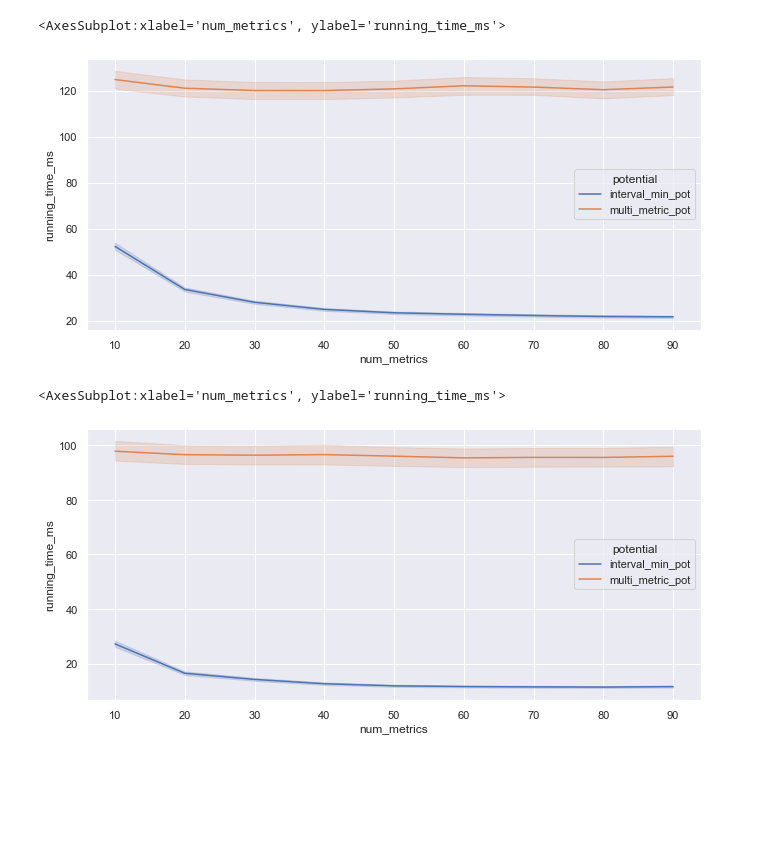
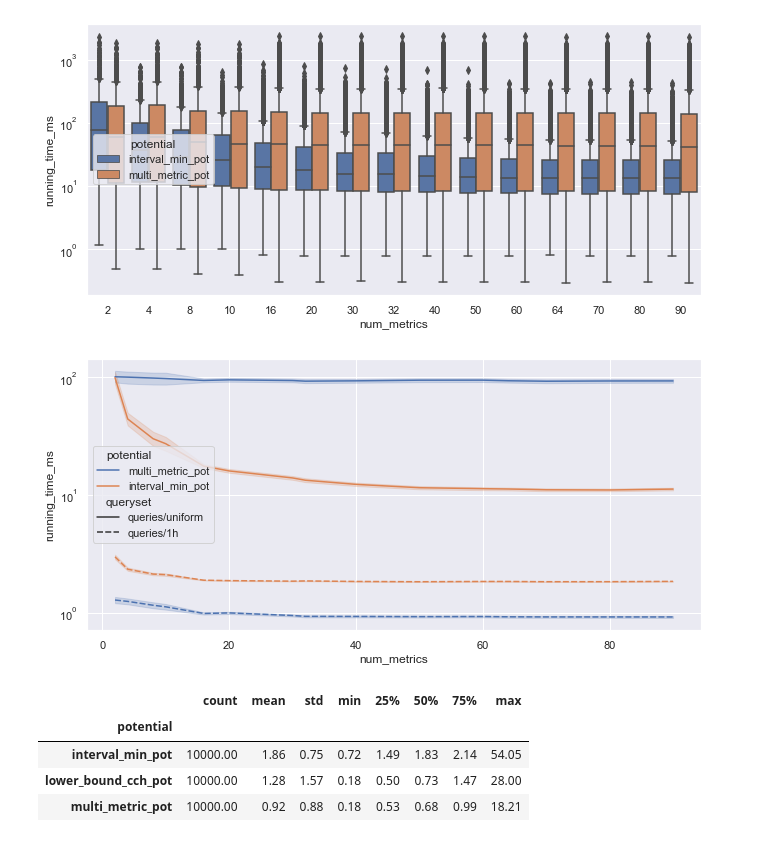
Before and after one commit to kit-algo/tdpot, a Jupyter notebook: eval/compression.ipynb, the cells around one changed output. Saved outputs shown, nothing was run; the diff lists cells and outputs as text; code cells hidden in the pictures; blank space fills up the shorter version.

```diff
--- a/eval/compression.ipynb
+++ b/eval/compression.ipynb
@@ -14,11 +14,13 @@ import re
 pd.set_option('display.float_format', lambda x: '%.2f' % x)
 # %%
 base = "../exp/"
-datasets = { num: [json.load(open(path)) for path in glob.glob(base + f"compression/{num}/*.json")] for num in [10, 20, 30, 40, 50, 60, 70, 80, 90] }
+sizes = [int(f) for f in os.listdir(base + 'compression')]
+datasets = { num: [json.load(open(path)) for path in glob.glob(base + f"compression/{num}/*.json") + glob.glob(base + f"compression_1h/{num}/*.json")] for num in sizes }
 # %%
 queries = pd.DataFrame.from_records([{
     **algo,
     'potential': run['potential'],
     'graph': run['args'][1],
+    'queryset': run['args'][2],
     'num_metrics': num_metrics,
 } for (num_metrics, data) in datasets.items() for run in data for algo in run['algo_runs']])
@@ -25,12 +77,21 @@ queries = pd.DataFrame.from_records([{
 # %%
 plt.figure(figsize=(11,5))
-sns.lineplot(data=queries.loc[lambda x: x['graph'].str.contains('osm')], x='num_metrics', y='running_time_ms', hue='potential')
+g=sns.boxplot(data=queries.loc[lambda x: x['graph'].str.contains('osm')].query('queryset == "queries/uniform"'), x='num_metrics', y='running_time_ms', hue='potential')
+g.set_yscale('log')
+#sns.lineplot(data=queries.loc[lambda x: x['graph'].str.contains('osm')], x='num_metrics', y='running_time_ms', hue='potential', style='queryset')
 # %% [output]
-<AxesSubplot:xlabel='num_metrics', ylabel='running_time_ms'>
-[figure, old version]
+[figure, new version]
 # %%
 plt.figure(figsize=(11,5))
-sns.lineplot(data=queries.loc[lambda x: x['graph'].str.contains('ptv')], x='num_metrics', y='running_time_ms', hue='potential')
+g = sns.lineplot(data=queries.loc[lambda x: x['graph'].str.contains('ptv')], x='num_metrics', y='running_time_ms', hue='potential', style='queryset')
+g.set_yscale('log')
 # %% [output]
-<AxesSubplot:xlabel='num_metrics', ylabel='running_time_ms'>
-[figure, old version]
+[figure, new version]
+# %%
+queries_uncompressed.query('queryset == "queries/1h"').loc[lambda x: x['graph'].str.contains('ptv')].groupby('potential')['running_time_ms'].describe()
+# %% [output]
+|  | count | mean | std | min | 25% | 50% | 75% | max |
+| potential |  |  |  |  |  |  |  |  |
+| interval_min_pot | 10000.00 | 1.86 | 0.75 | 0.72 | 1.49 | 1.83 | 2.14 | 54.05 |
+| lower_bound_cch_pot | 10000.00 | 1.28 | 1.57 | 0.18 | 0.50 | 0.73 | 1.47 | 28.00 |
+| multi_metric_pot | 10000.00 | 0.92 | 0.88 | 0.18 | 0.53 | 0.68 | 0.99 | 18.21 |
```
Also changed, not shown: parts of 12 cells of this notebook, 3 other files.
